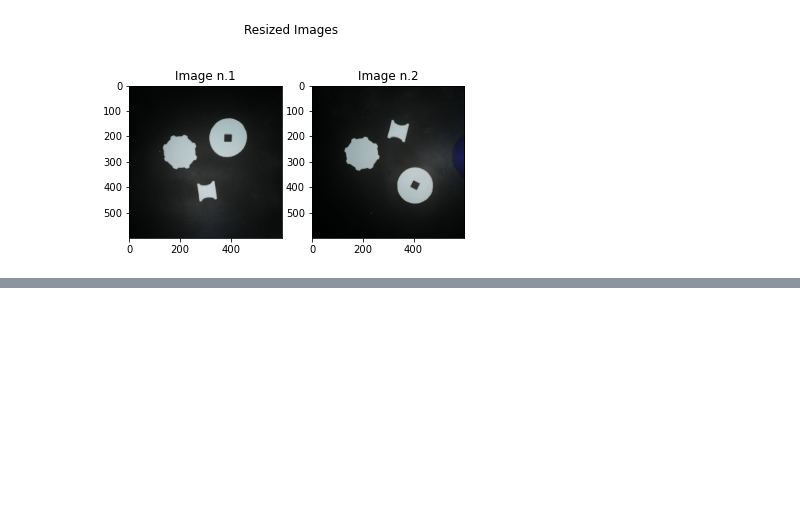
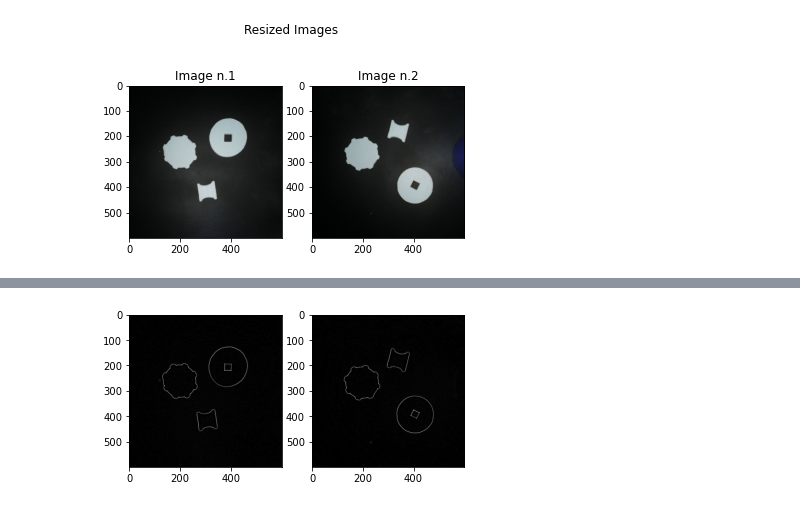
Before and after one commit to MarvinMVargas/Clase-de-Sistemas-de-Visi-n, a Jupyter notebook: PIA/VSNM_PIA.ipynb, the cells around one changed output, grey strips where cells are left out. Cells and saved outputs as stored; diff of their text form; code cells hidden in the pictures; blank space fills up the shorter version.

```diff
--- a/PIA/VSNM_PIA.ipynb
+++ b/PIA/VSNM_PIA.ipynb
@@ -55,0 +82,13 @@ fig, axs
+# %%
+laplaceImgs = []
+
+for img in blurImgs:
+    #laplaceImgs.append(laplaceFilter(img))
+    laplaceImgs.append(cv.Laplacian(img,None,1))
+
+fig,axs = plt.subplots(1,2)
+
+for i in range(len(laplaceImgs)):
+    axs[i].imshow(laplaceImgs[i], cmap = 'gray')
+# %% [output]
+[figure, added]
```
Also changed, not shown: parts of 6 cells of this notebook.
